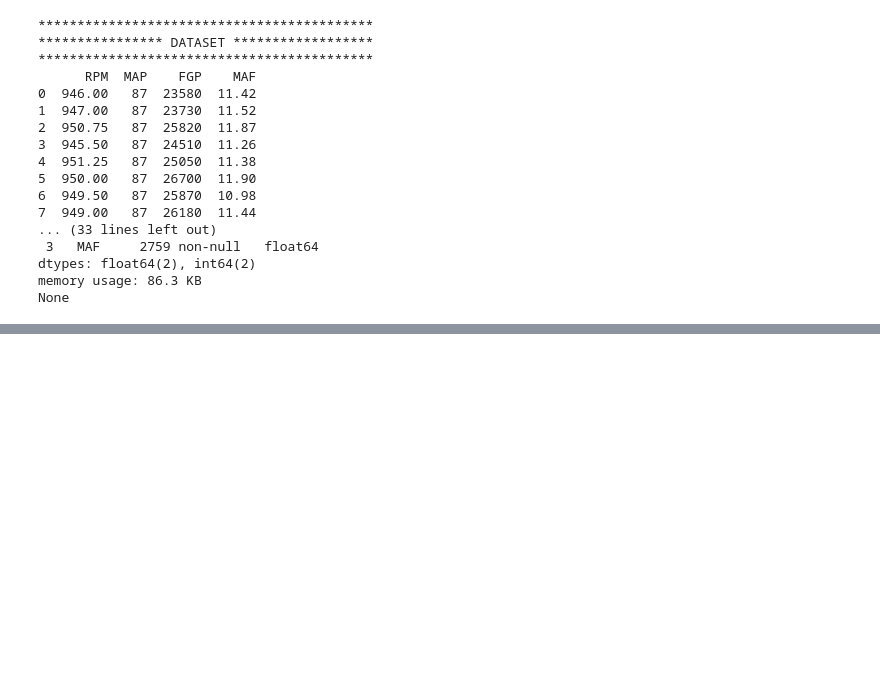
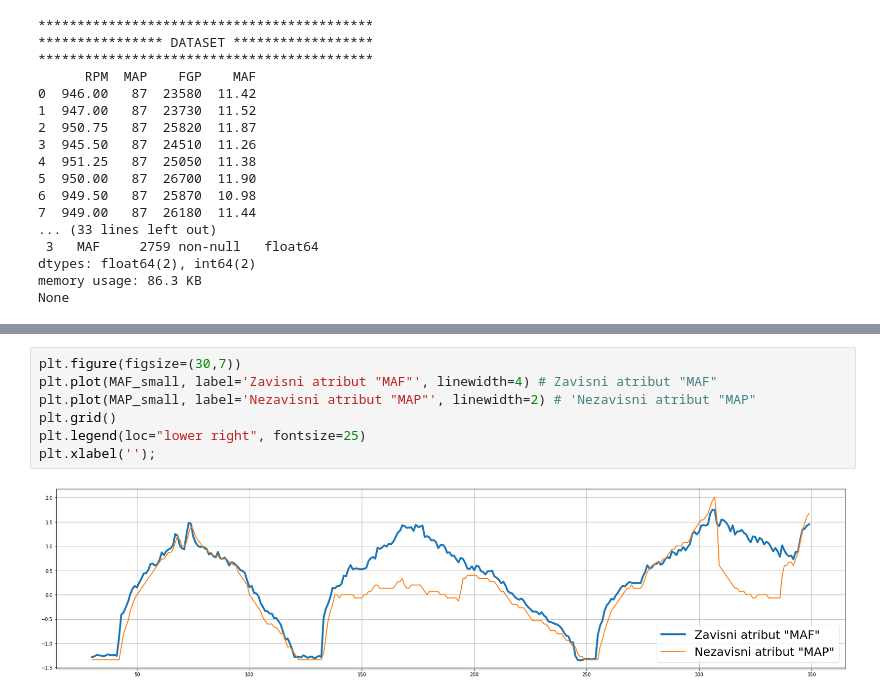
Before and after one commit to Dejan-Cugalj/MASTER-TEZA, a Jupyter notebook: MASTER_TEZA_PLR.ipynb, the cells around one changed output, grey strips where cells are left out. Saved outputs shown, nothing was run; the diff lists cells and outputs as text; blank space fills up the shorter version.

```diff
--- a/MASTER_TEZA_PLR.ipynb
+++ b/MASTER_TEZA_PLR.ipynb
@@ -166,0 +239,9 @@ None
+# %%
+plt.figure(figsize=(30,7))
+plt.plot(MAF_small, label='Zavisni atribut "MAF"', linewidth=4) # Zavisni atribut "MAF"
+plt.plot(MAP_small, label='Nezavisni atribut "MAP"', linewidth=2) # 'Nezavisni atribut "MAP"
+plt.grid()
+plt.legend(loc="lower right", fontsize=25)
+plt.xlabel('');
+# %% [output]
+[figure, added]
```
Also changed, not shown: parts of 22 cells of this notebook.
